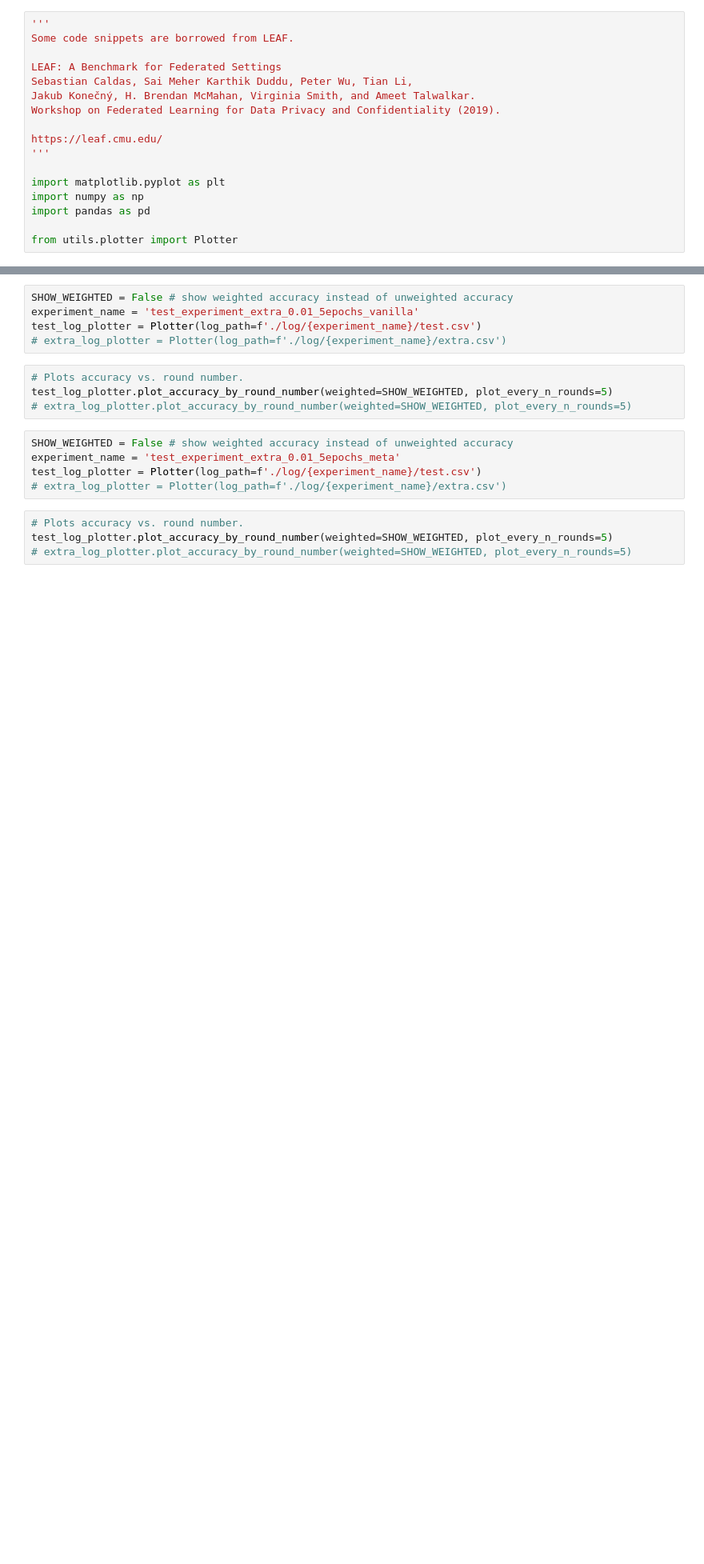
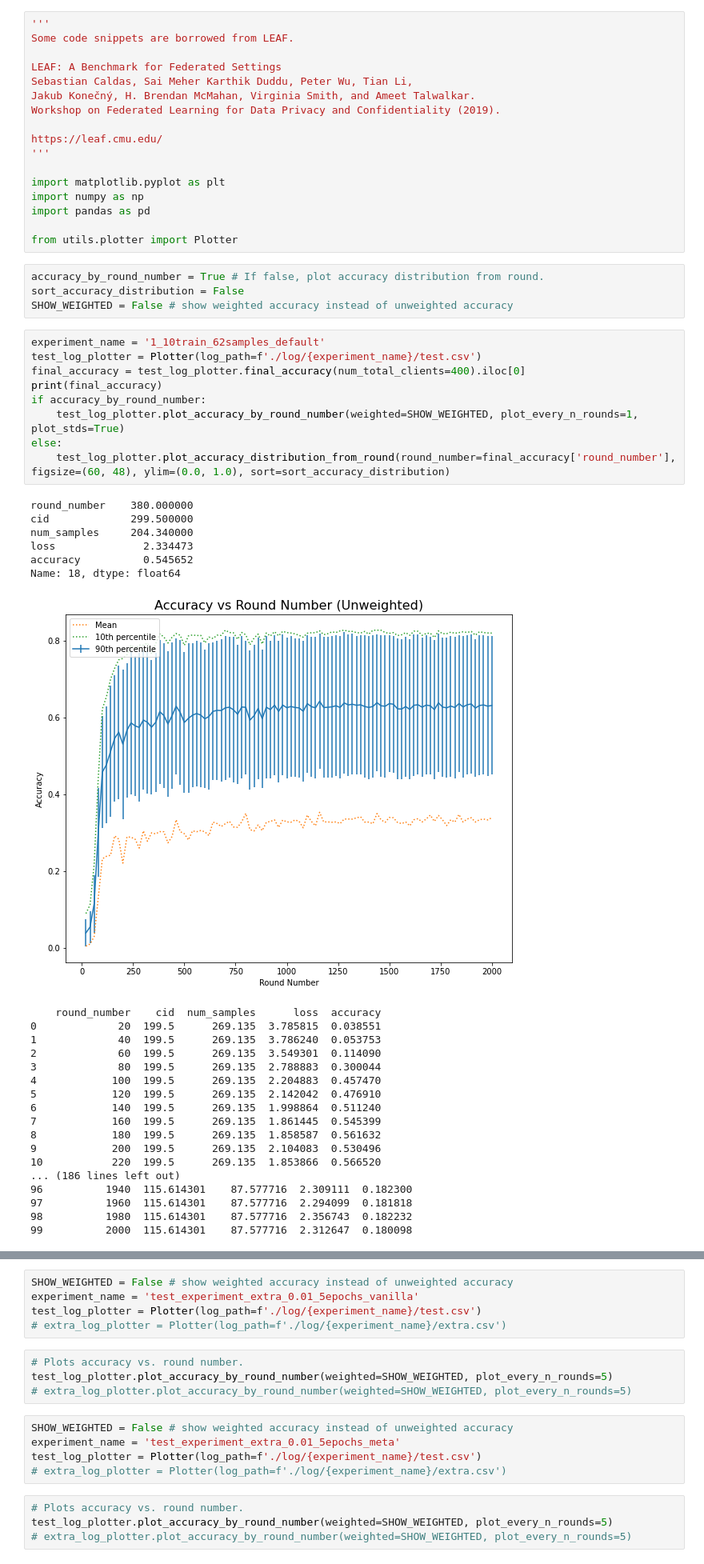
Before and after one commit to nmsl-kaist/federated-metasense, a Jupyter notebook: visualize.ipynb, the cells around one changed output, grey strips where cells are left out. Shown at 80% size. Cells and saved outputs as stored; diff of their text form; blank space fills up the shorter version.

```diff
--- a/visualize.ipynb
+++ b/visualize.ipynb
@@ -17,3 +127,41 @@ import numpy as np
 import pandas as pd
 
 from utils.plotter import Plotter
+# %%
+accuracy_by_round_number = True # If false, plot accuracy distribution from round.
+sort_accuracy_distribution = False
+SHOW_WEIGHTED = False # show weighted accuracy instead of unweighted accuracy
+# %%
+experiment_name = '1_10train_62samples_default'
+test_log_plotter = Plotter(log_path=f'./log/{experiment_name}/test.csv')
+final_accuracy = test_log_plotter.final_accuracy(num_total_clients=400).iloc[0]
+print(final_accuracy)
+if accuracy_by_round_number:
+    test_log_plotter.plot_accuracy_by_round_number(weighted=SHOW_WEIGHTED, plot_every_n_rounds=1, plot_stds=True)
+else:
+    test_log_plotter.plot_accuracy_distribution_from_round(round_number=final_accuracy['round_number'], figsize=(60, 48), ylim=(0.0, 1.0), sort=sort_accuracy_distribution)
+# %% [output]
+round_number    380.000000
+cid             299.500000
+num_samples     204.340000
+loss              2.334473
+accuracy          0.545652
+Name: 18, dtype: float64
+[figure, added]
+    round_number    cid  num_samples      loss  accuracy
+0             20  199.5      269.135  3.785815  0.038551
+1             40  199.5      269.135  3.786240  0.053753
+2             60  199.5      269.135  3.549301  0.114090
+3             80  199.5      269.135  2.788883  0.300044
+4            100  199.5      269.135  2.204883  0.457470
+5            120  199.5      269.135  2.142042  0.476910
+6            140  199.5      269.135  1.998864  0.511240
+7            160  199.5      269.135  1.861445  0.545399
+8            180  199.5      269.135  1.858587  0.561632
+9            200  199.5      269.135  2.104083  0.530496
+10           220  199.5      269.135  1.853866  0.566520
+... (186 lines left out)
+96          1940  115.614301    87.577716  2.309111  0.182300
+97          1960  115.614301    87.577716  2.294099  0.181818
+98          1980  115.614301    87.577716  2.356743  0.182232
+99          2000  115.614301    87.577716  2.312647  0.180098
```
Also changed, not shown: parts of 31 cells of this notebook, 24 other files.
